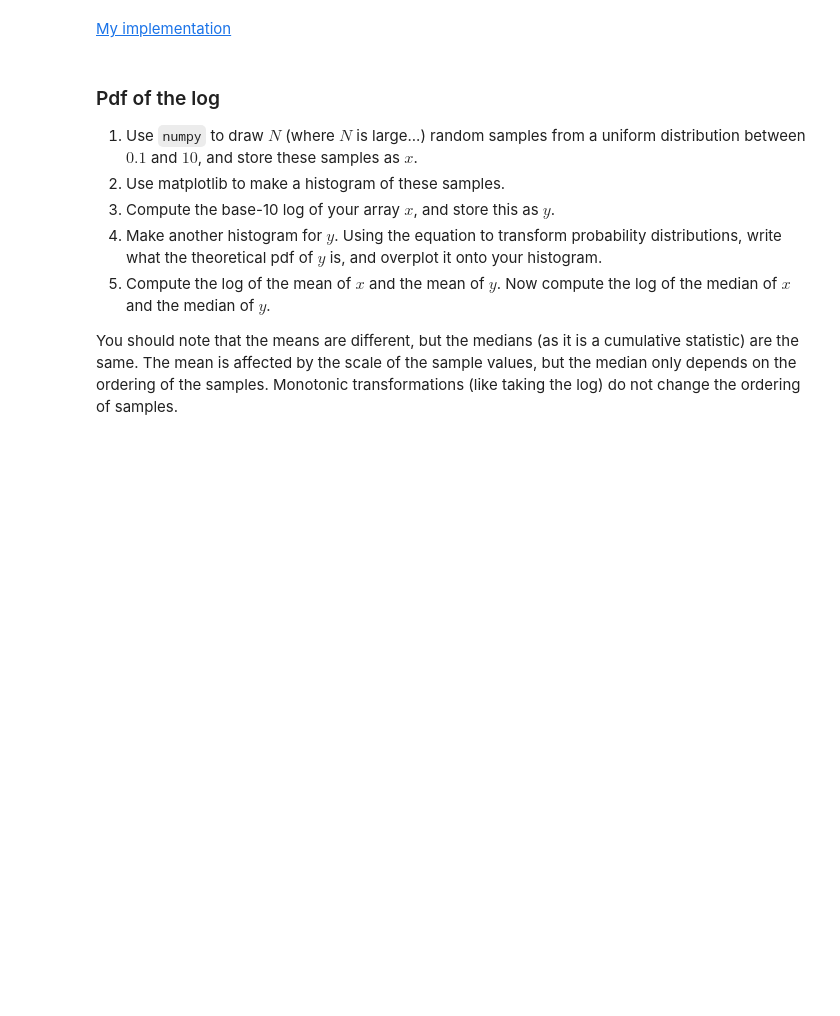
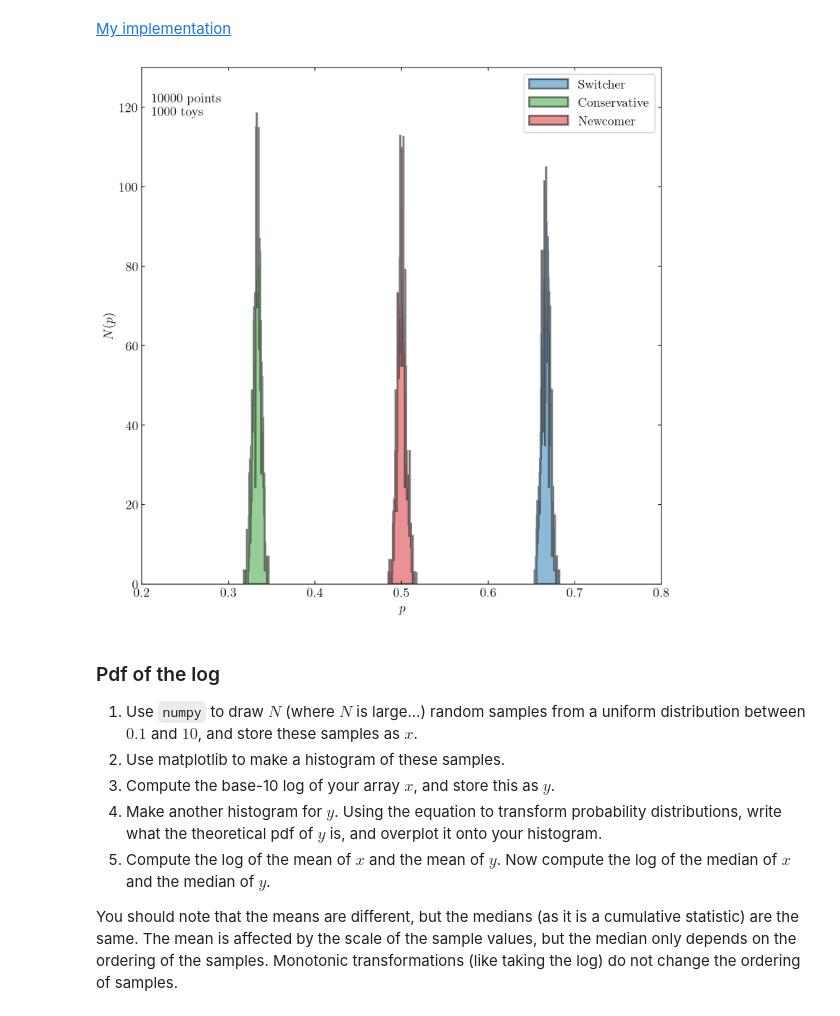
Before and after one commit to aadufour/astrostatistics_bicocca_2025, a Jupyter notebook: lectures/L02_probability.ipynb, the cells around one changed output. Cells and saved outputs as stored; diff of their text form; code cells hidden in the pictures; blank space fills up the shorter version.

```diff
--- a/lectures/L02_probability.ipynb
+++ b/lectures/L02_probability.ipynb
@@ -408,3 +454,39 @@ You might know or remember the answer already... but don't think now! **Let's si
+# %%
+if "setup_text_plots" not in globals():
+    from astroML.plotting import setup_text_plots
+setup_text_plots(fontsize=14, usetex=True)
+%config InlineBackend.figure_format='retina' # very useful command for high-res images
+
+
+fig,ax = plt.subplots(figsize=(10, 10))
+bins=100
+
+if True:
+    ax.hist(data["S"],density=True,color='C0', alpha = 0.5, bins=bins, histtype='stepfilled',lw=2, label=f'Switcher')
+    #%% density=True normalizes the histogram!
+    #%% other histtype: bar, stepfilled
+
+if True:
+    ax.hist(data["C"],density=True,color='C2', alpha = 0.5, bins=bins,histtype='stepfilled',lw=2, label=f'Conservative')
+
+if True:
+    ax.hist(data["N"],density=True,color='C3', alpha = 0.5, bins=bins,histtype='stepfilled',lw=2, label=f'Newcomer')
+
+
+# Plot cosmetics %%bellissimi
+ax.text(0.02, 0.95, f"{COUNT} points\n{N_TOY} toys", ha='left', va='top',
+            transform=ax.transAxes)
+
+ax.set_ylabel('$N(p)$',fontsize=14)
+ax.legend(loc='upper right')
+
+ax.set_xlabel('$p$',fontsize=14)
+ax.set_xlim(0.2, 0.8)
+ax.set_ylim(-0.01, 130)
+
+plt.show()
+# %% [output]
+[figure, added]
 # %% [markdown]
 ### Pdf of the log
 1. Use `numpy` to draw $N$ (where $N$ is large...) random samples from a uniform distribution between $0.1$ and $10$, and store these samples as $x$.
```
Also changed, not shown: parts of 2 cells of this notebook.
